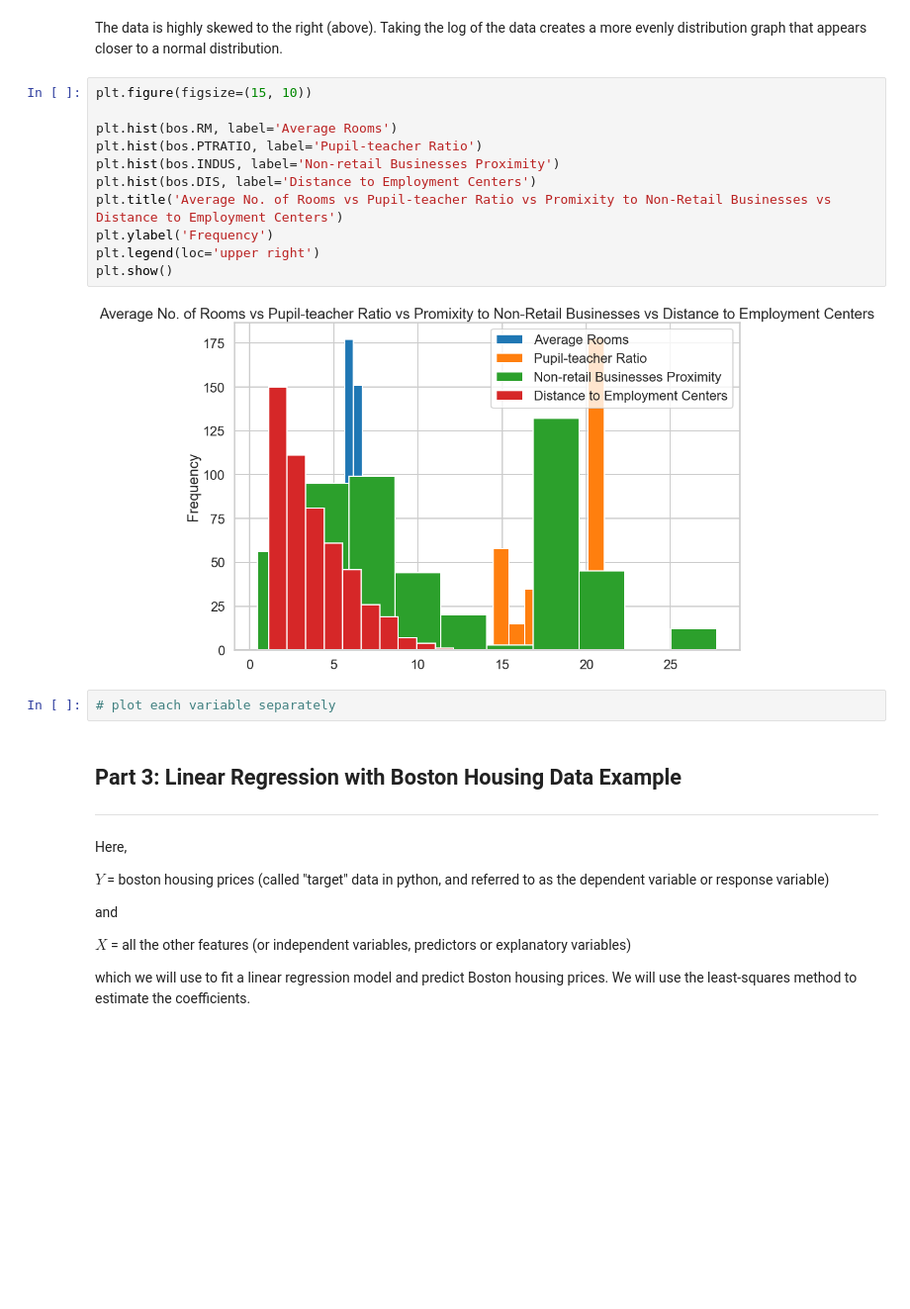
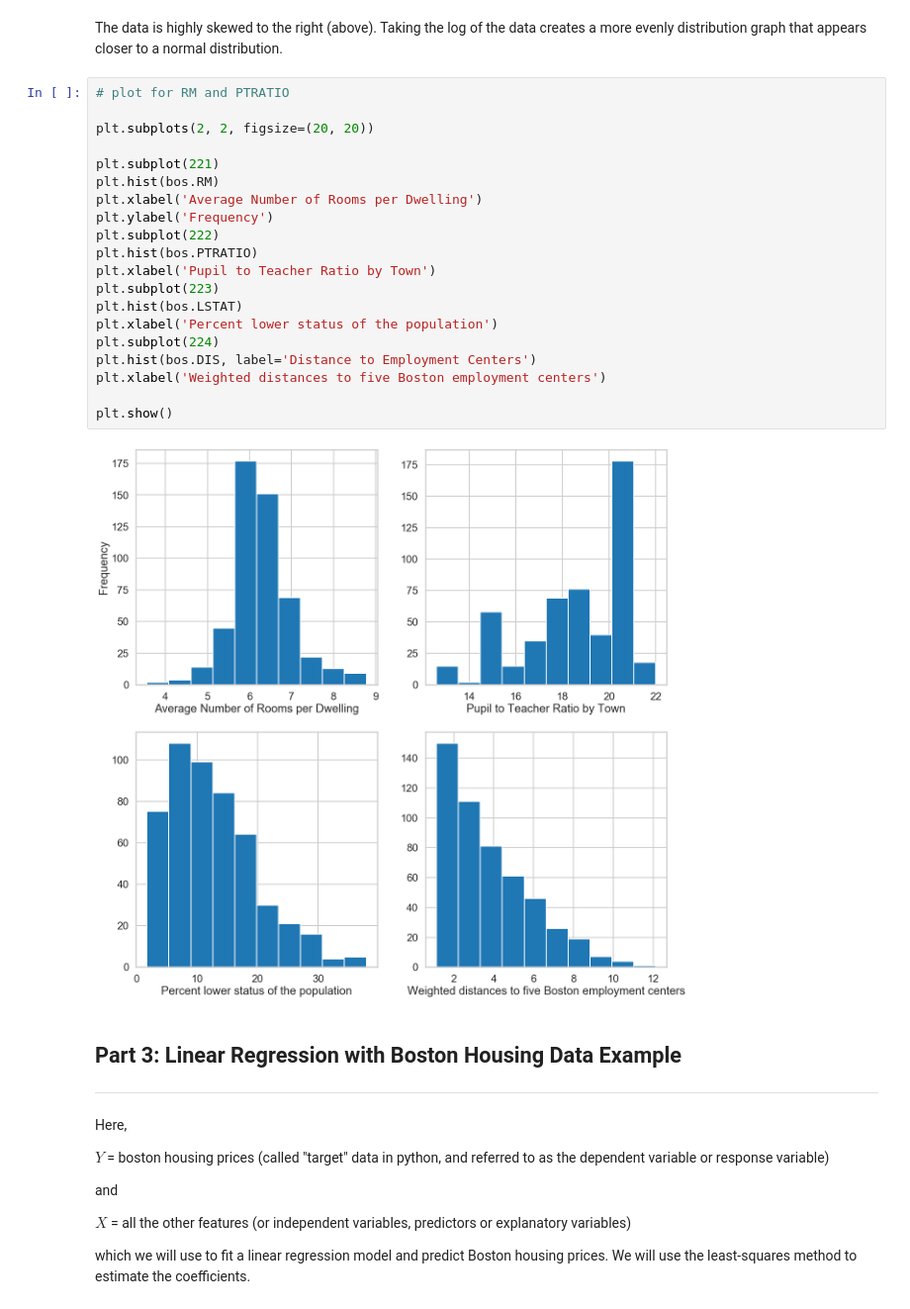
Before and after one commit to annafin/Springboard-Data-Science, a Jupyter notebook: unit_10_machine_learning/linear_regression/mini_project_linear_regression.ipynb, the cells around one changed output. Shown at 99% size. Cells and saved outputs as stored; diff of their text form; blank space fills up the shorter version.

```diff
--- a/unit_10_machine_learning/linear_regression/mini_project_linear_regression.ipynb
+++ b/unit_10_machine_learning/linear_regression/mini_project_linear_regression.ipynb
@@ -368,20 +370,27 @@ plt.show()
 # %% [markdown]
 The data is highly skewed to the right (above). Taking the log of the data creates a more evenly distribution graph that appears closer to a normal distribution.
-# %%
-plt.figure(figsize=(15, 10))
-
-plt.hist(bos.RM, label='Average Rooms')
-plt.hist(bos.PTRATIO, label='Pupil-teacher Ratio')
-plt.hist(bos.INDUS, label='Non-retail Businesses Proximity')
-plt.hist(bos.DIS, label='Distance to Employment Centers')
-plt.title('Average No. of Rooms vs Pupil-teacher Ratio vs Promixity to Non-Retail Businesses vs Distance to Employment Centers')
-plt.ylabel('Frequency')
-plt.legend(loc='upper right')
-plt.show()
-# %% [output]
-[figure, removed]
-# %%
-# plot each variable separately
+# %%
+# plot for RM and PTRATIO
+
+plt.subplots(2, 2, figsize=(20, 20))
+
+plt.subplot(221)
+plt.hist(bos.RM)
+plt.xlabel('Average Number of Rooms per Dwelling')
+plt.ylabel('Frequency')
+plt.subplot(222)
+plt.hist(bos.PTRATIO)
+plt.xlabel('Pupil to Teacher Ratio by Town')
+plt.subplot(223)
+plt.hist(bos.LSTAT)
+plt.xlabel('Percent lower status of the population')
+plt.subplot(224)
+plt.hist(bos.DIS, label='Distance to Employment Centers')
+plt.xlabel('Weighted distances to five Boston employment centers')
+
+plt.show()
+# %% [output]
+[figure, added]
 # %% [markdown]
 ## Part 3: Linear Regression with Boston Housing Data Example
 ***
```
Also changed, not shown: parts of 14 cells of this notebook, 1 other file.
